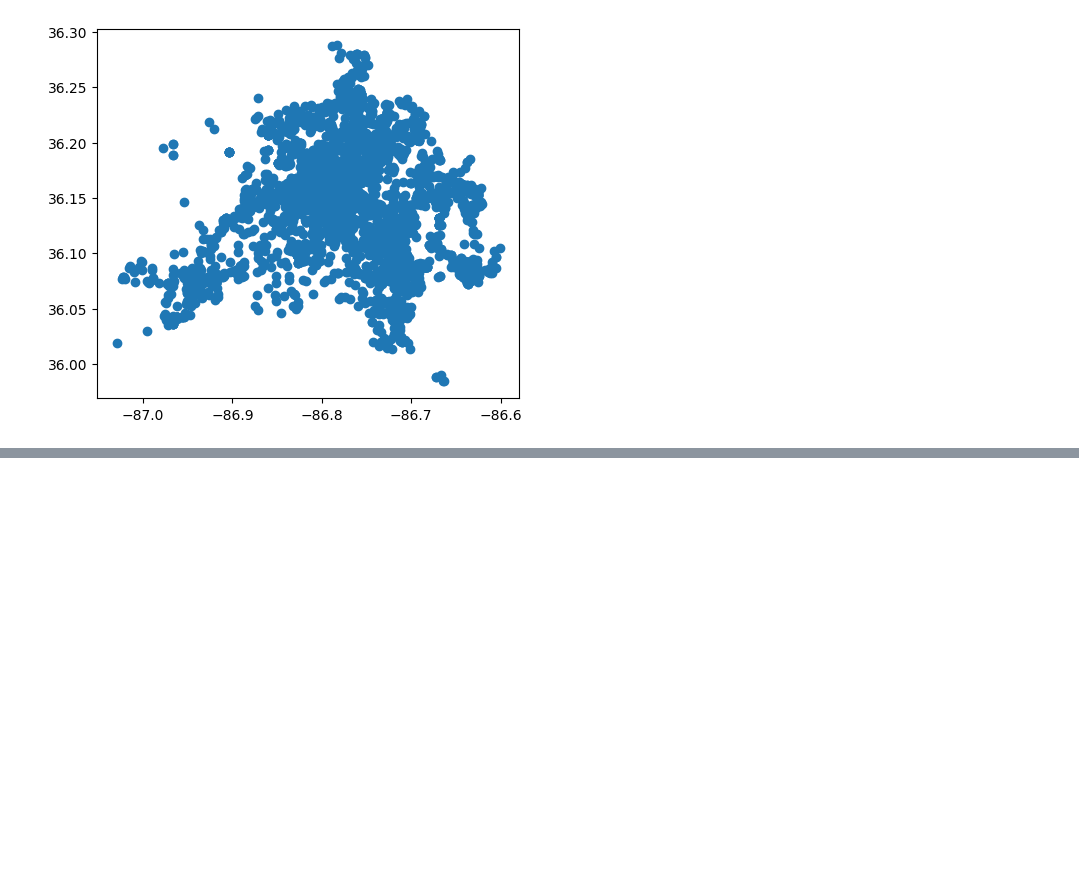
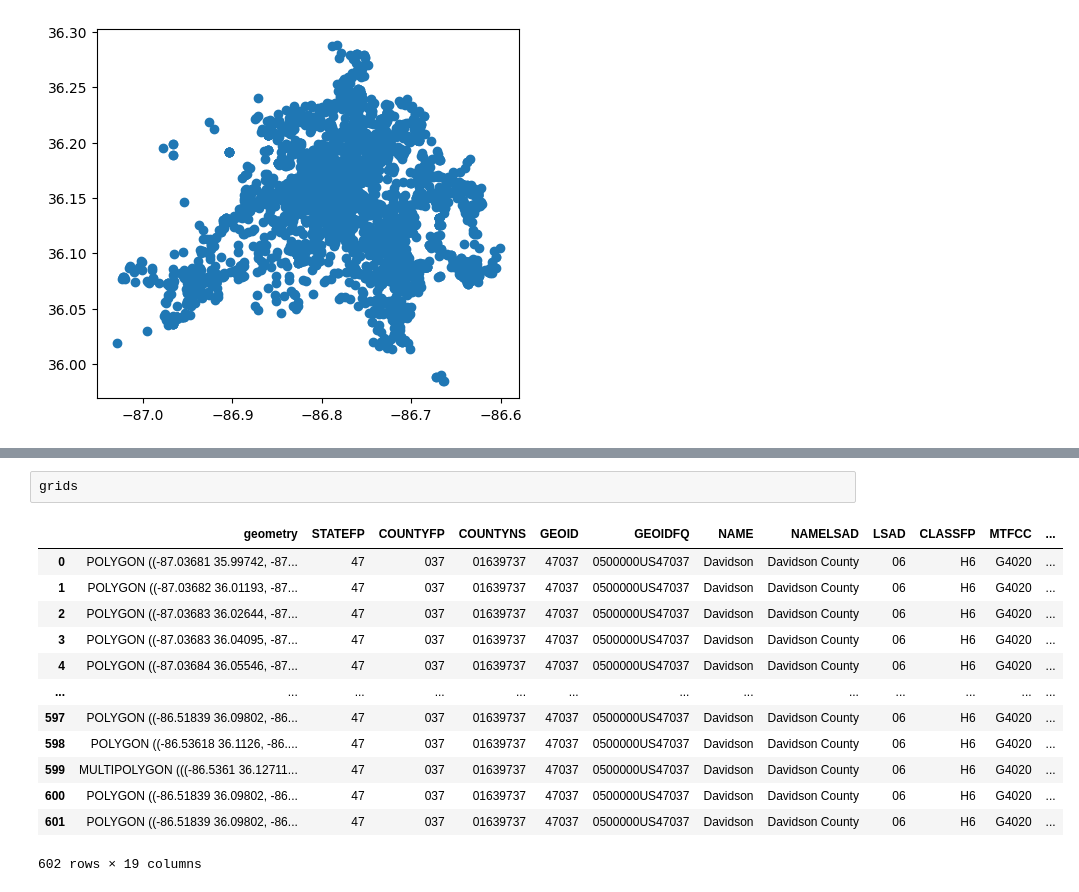
Before and after one commit to jptalusan/fire_demo, a Jupyter notebook: convert_csv_to_geojson.ipynb, the cells around one changed output, grey strips where cells are left out. Drawn from its saved outputs; the diff is of its cells as text; blank space fills up the shorter version.

```diff
--- a/convert_csv_to_geojson.ipynb
+++ b/convert_csv_to_geojson.ipynb
@@ -78,0 +209,16 @@ df.plot()
+# %%
+grids
+# %% [output]
+|  | geometry | STATEFP | COUNTYFP | COUNTYNS | GEOID | GEOIDFQ | NAME | NAMELSAD | LSAD | CLASSFP | MTFCC | ... |
+| 0 | POLYGON ((-87.03681 35.99742, -87... | 47 | 037 | 01639737 | 47037 | 0500000US47037 | Davidson | Davidson County | 06 | H6 | G4020 | ... |
+| 1 | POLYGON ((-87.03682 36.01193, -87... | 47 | 037 | 01639737 | 47037 | 0500000US47037 | Davidson | Davidson County | 06 | H6 | G4020 | ... |
+| 2 | POLYGON ((-87.03683 36.02644, -87... | 47 | 037 | 01639737 | 47037 | 0500000US47037 | Davidson | Davidson County | 06 | H6 | G4020 | ... |
+| 3 | POLYGON ((-87.03683 36.04095, -87... | 47 | 037 | 01639737 | 47037 | 0500000US47037 | Davidson | Davidson County | 06 | H6 | G4020 | ... |
+| 4 | POLYGON ((-87.03684 36.05546, -87... | 47 | 037 | 01639737 | 47037 | 0500000US47037 | Davidson | Davidson County | 06 | H6 | G4020 | ... |
+| ... | ... | ... | ... | ... | ... | ... | ... | ... | ... | ... | ... | ... |
+| 597 | POLYGON ((-86.51839 36.09802, -86... | 47 | 037 | 01639737 | 47037 | 0500000US47037 | Davidson | Davidson County | 06 | H6 | G4020 | ... |
+| 598 | POLYGON ((-86.53618 36.1126, -86.... | 47 | 037 | 01639737 | 47037 | 0500000US47037 | Davidson | Davidson County | 06 | H6 | G4020 | ... |
+| 599 | MULTIPOLYGON (((-86.5361 36.12711... | 47 | 037 | 01639737 | 47037 | 0500000US47037 | Davidson | Davidson County | 06 | H6 | G4020 | ... |
+| 600 | POLYGON ((-86.51839 36.09802, -86... | 47 | 037 | 01639737 | 47037 | 0500000US47037 | Davidson | Davidson County | 06 | H6 | G4020 | ... |
+| 601 | POLYGON ((-86.51839 36.09802, -86... | 47 | 037 | 01639737 | 47037 | 0500000US47037 | Davidson | Davidson County | 06 | H6 | G4020 | ... |
+602 rows × 19 columns
```
Also changed, not shown: parts of 7 cells of this notebook, 33 other files.
